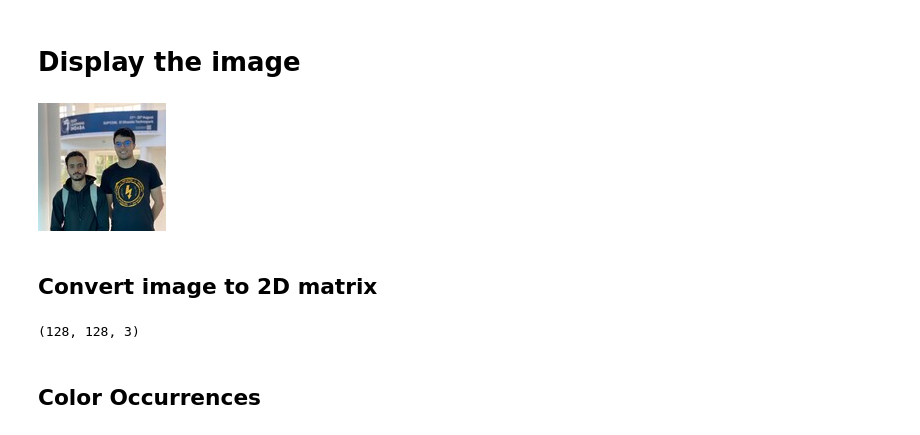
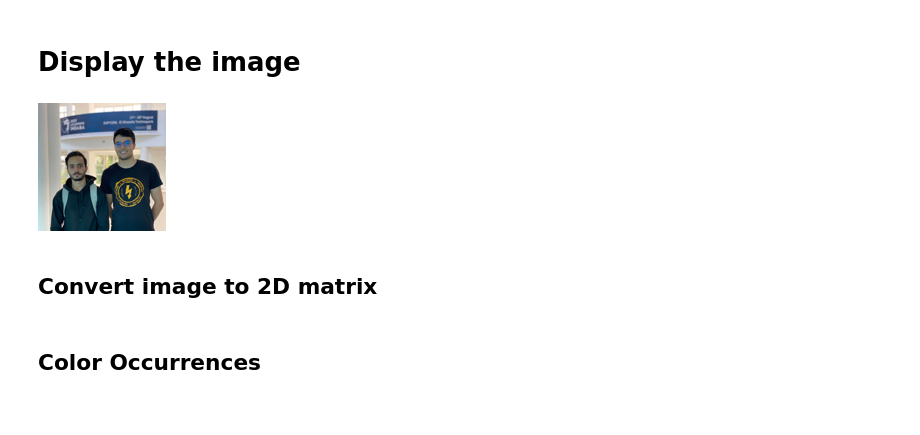
Before and after one commit to ZeroDay0utplay/KMeans_Image_Compressor, a Jupyter notebook: model.ipynb, the cells around one changed output. Saved outputs shown, nothing was run; the diff lists cells and outputs as text; code cells hidden in the pictures.

```diff
--- a/model.ipynb
+++ b/model.ipynb
@@ -10,24 +10,24 @@ import os
 # Read the image
 # %%
 image_path = "src/me2.jpg"
+img_resized = "src/me_128x128.png"
 compressed_img = "".join(image_path.split(".")[:-1]) + "_compressed." + "".join(image_path.split(".")[-1])
 image = Image.open(image_path)
-image = image.resize((128, 128))
+image = image.resize((128, 128)) # for a faster compression
+# Save image after resizing to know it's size in bytes in drive
+image.save(img_resized)
+image = Image.open(img_resized)
 # %% [markdown]
 # Display the image
 # %%
 from IPython.display import Image as Image2
-Image2(filename=image_path)
+Image2(filename=img_resized)
 # %% [output]
-[figure, old version]
+[figure, new version]
 # %% [markdown]
 ## Convert image to 2D matrix
 # %%
 img_mat = np.asanyarray(image) # convert it to 3D matrix (x,y,rgb) <-> rgb = (r,g,b)
 img_mat = np.array([[pix[:3] for pix in r ] for r in img_mat])
-# %%
-img_mat.shape
-# %% [output]
-(128, 128, 3)
 # %%
 n, m, rgb = img_mat.shape
```
Also changed, not shown: parts of 4 cells of this notebook, 8 other files.
